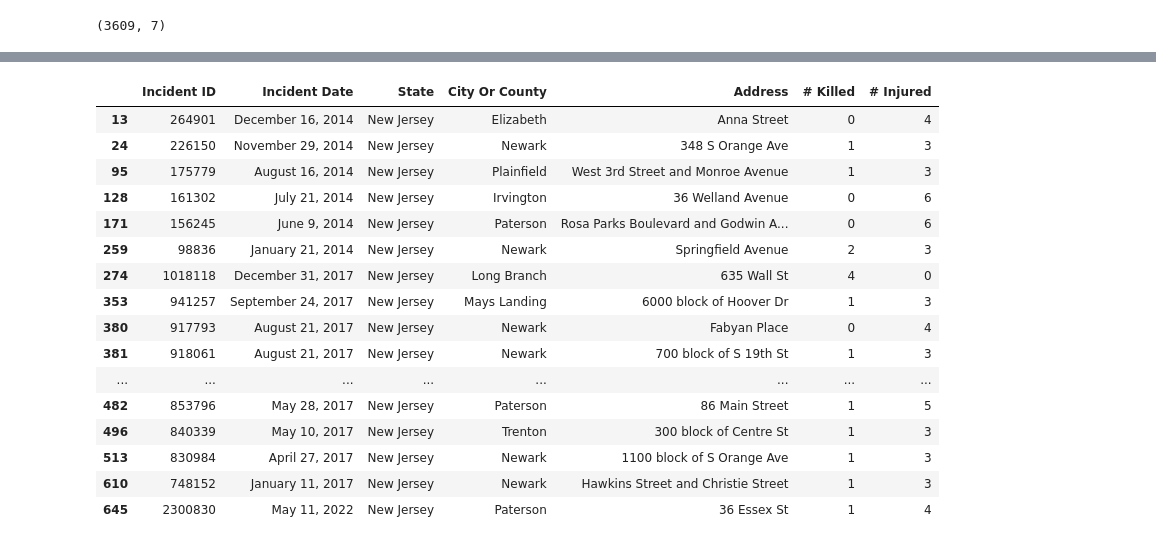
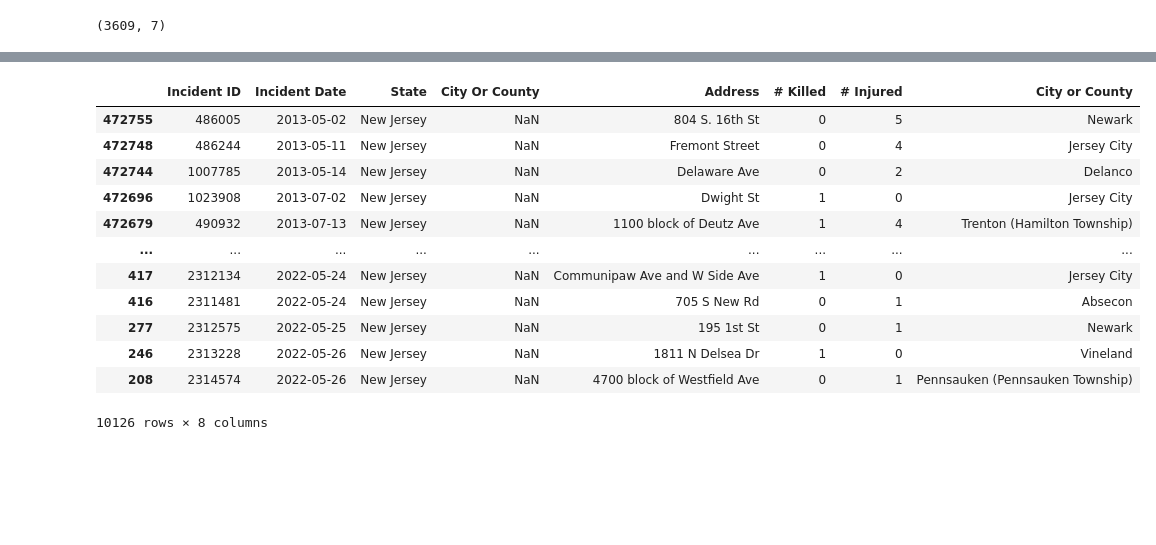
Before and after one commit to Reid04278/group-one-project1, a Jupyter notebook: Project_one.ipynb, the cells around one changed output, grey strips where cells are left out. Cells and saved outputs as stored; diff of their text form; code cells hidden in the pictures; blank space fills up the shorter version.

Commit message:
Cleaned data for gun-related incidents

```diff
--- a/Project_one.ipynb
+++ b/Project_one.ipynb
@@ -43,0 +71,4 @@ state_count
+# %%
+mass_shootings_fixed = mass_shootings_df.copy()
+mass_shootings_fixed["Incident Date"] = incident_dates
+mass_shootings_fixed
@@ -43,0 +89,3 @@ state_count
+# %%
+all_incidents_df = pd.read_csv("Resources/all_incidents.csv")
+all_incidents_df.head(10)
@@ -43,0 +108,11 @@ state_count
+# %%
+all_incidents_df = all_incidents_df.rename(columns={
+    'state':"State",
+    "incident_id": "Incident ID",
+    "date":"Incident Date",
+    "city":"City or County",
+    "address":"Address",
+    "n_killed":"# Killed",
+    "n_injured":"# Injured"
+})
+all_incidents_df.head()
@@ -43,0 +132,4 @@ state_count
+# %%
+combined_incidents_df = pd.concat([mass_shootings_fixed,all_incidents_df],axis=0)
+combined_incidents_df = combined_incidents_df.sort_values(by="Incident Date")
+combined_incidents_df
@@ -44,21 +150,18 @@ state_count
 # %%
-nj_incidents = mass_shootings_df[mass_shootings_df["State"] == "New Jersey"]
-nj_incidents.head(20)
+nj_incidents = combined_incidents_df[combined_incidents_df["State"] == "New Jersey"]
+nj_incidents = nj_incidents.sort_values(by="Incident Date")
+nj_incidents
 # %% [output]
-|  | Incident ID | Incident Date | State | City Or County | Address | # Killed | # Injured |
-| 13 | 264901 | December 16, 2014 | New Jersey | Elizabeth | Anna Street | 0 | 4 |
-| 24 | 226150 | November 29, 2014 | New Jersey | Newark | 348 S Orange Ave | 1 | 3 |
-| 95 | 175779 | August 16, 2014 | New Jersey | Plainfield | West 3rd Street and Monroe Avenue | 1 | 3 |
-| 128 | 161302 | July 21, 2014 | New Jersey | Irvington | 36 Welland Avenue | 0 | 6 |
-| 171 | 156245 | June 9, 2014 | New Jersey | Paterson | Rosa Parks Boulevard and Godwin A... | 0 | 6 |
-| 259 | 98836 | January 21, 2014 | New Jersey | Newark | Springfield Avenue | 2 | 3 |
-| 274 | 1018118 | December 31, 2017 | New Jersey | Long Branch | 635 Wall St | 4 | 0 |
-| 353 | 941257 | September 24, 2017 | New Jersey | Mays Landing | 6000 block of Hoover Dr | 1 | 3 |
-| 380 | 917793 | August 21, 2017 | New Jersey | Newark | Fabyan Place | 0 | 4 |
-| 381 | 918061 | August 21, 2017 | New Jersey | Newark | 700 block of S 19th St | 1 | 3 |
-| ... | ... | ... | ... | ... | ... | ... | ... |
-| 482 | 853796 | May 28, 2017 | New Jersey | Paterson | 86 Main Street | 1 | 5 |
-| 496 | 840339 | May 10, 2017 | New Jersey | Trenton | 300 block of Centre St | 1 | 3 |
-| 513 | 830984 | April 27, 2017 | New Jersey | Newark | 1100 block of S Orange Ave | 1 | 3 |
-| 610 | 748152 | January 11, 2017 | New Jersey | Newark | Hawkins Street and Christie Street | 1 | 3 |
-| 645 | 2300830 | May 11, 2022 | New Jersey | Paterson | 36 Essex St | 1 | 4 |
+|  | Incident ID | Incident Date | State | City Or County | Address | # Killed | # Injured | City or County |
+| 472755 | 486005 | 2013-05-02 | New Jersey | NaN | 804 S. 16th St | 0 | 5 | Newark |
+| 472748 | 486244 | 2013-05-11 | New Jersey | NaN | Fremont Street | 0 | 4 | Jersey City |
+| 472744 | 1007785 | 2013-05-14 | New Jersey | NaN | Delaware Ave | 0 | 2 | Delanco |
+| 472696 | 1023908 | 2013-07-02 | New Jersey | NaN | Dwight St | 1 | 0 | Jersey City |
+| 472679 | 490932 | 2013-07-13 | New Jersey | NaN | 1100 block of Deutz Ave | 1 | 4 | Trenton (Hamilton Township) |
+| ... | ... | ... | ... | ... | ... | ... | ... | ... |
+| 417 | 2312134 | 2022-05-24 | New Jersey | NaN | Communipaw Ave and W Side Ave | 1 | 0 | Jersey City |
+| 416 | 2311481 | 2022-05-24 | New Jersey | NaN | 705 S New Rd | 0 | 1 | Absecon |
+| 277 | 2312575 | 2022-05-25 | New Jersey | NaN | 195 1st St | 0 | 1 | Newark |
+| 246 | 2313228 | 2022-05-26 | New Jersey | NaN | 1811 N Delsea Dr | 1 | 0 | Vineland |
+| 208 | 2314574 | 2022-05-26 | New Jersey | NaN | 4700 block of Westfield Ave | 0 | 1 | Pennsauken (Pennsauken Township) |
+10126 rows × 8 columns
```
Also changed, not shown: parts of 13 cells of this notebook.
